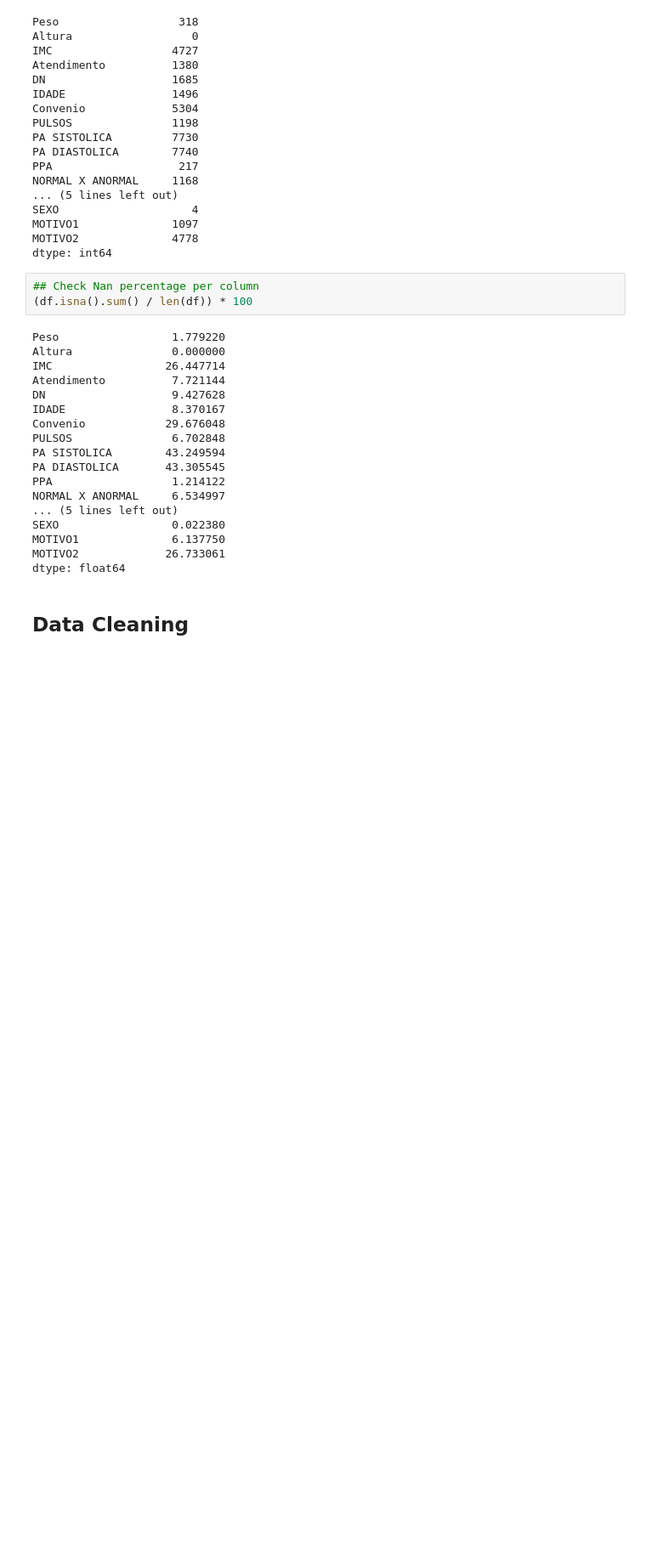
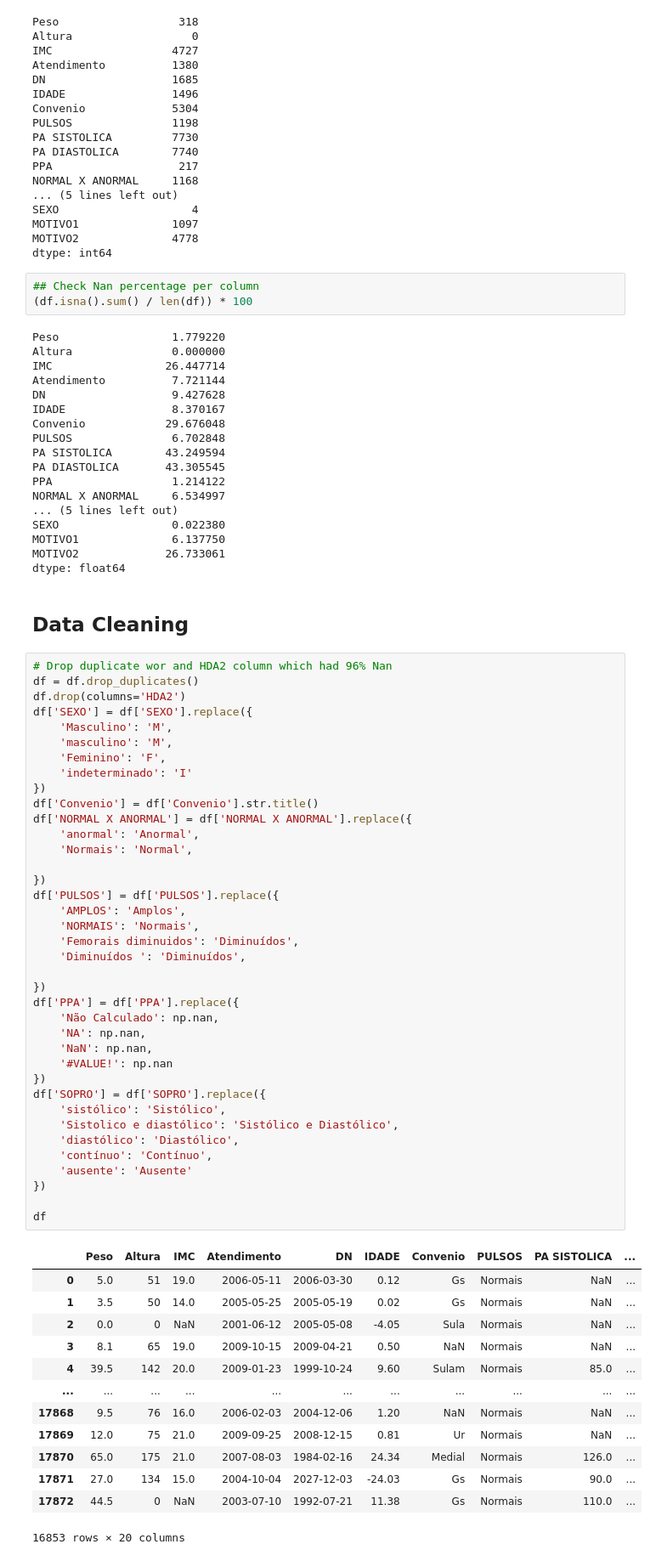
Before and after one commit to Proenca13/Project_FDS, a Jupyter notebook: PredictingCardiacDiseasesChildren.ipynb, the cells around one changed output. Shown at 85% size. Drawn from its saved outputs; the diff is of its cells as text; blank space fills up the shorter version.

```diff
--- a/PredictingCardiacDiseasesChildren.ipynb
+++ b/PredictingCardiacDiseasesChildren.ipynb
@@ -350,3 +350,55 @@ MOTIVO2             26.733061
 dtype: float64
 # %% [markdown]
 ## Data Cleaning
+# %%
+# Drop duplicate wor and HDA2 column which had 96% Nan
+df = df.drop_duplicates()
+df.drop(columns='HDA2')
+df['SEXO'] = df['SEXO'].replace({
+    'Masculino': 'M',
+    'masculino': 'M',
+    'Feminino': 'F',
+    'indeterminado': 'I'
+})
+df['Convenio'] = df['Convenio'].str.title()
+df['NORMAL X ANORMAL'] = df['NORMAL X ANORMAL'].replace({
+    'anormal': 'Anormal',
+    'Normais': 'Normal',
+
+})
+df['PULSOS'] = df['PULSOS'].replace({
+    'AMPLOS': 'Amplos',
+    'NORMAIS': 'Normais',
+    'Femorais diminuidos': 'Diminuídos',
+    'Diminuídos ': 'Diminuídos',
+
+})
+df['PPA'] = df['PPA'].replace({
+    'Não Calculado': np.nan,
+    'NA': np.nan,
+    'NaN': np.nan,
+    '#VALUE!': np.nan
+})
+df['SOPRO'] = df['SOPRO'].replace({
+    'sistólico': 'Sistólico',
+    'Sistolico e diastólico': 'Sistólico e Diastólico',
+    'diastólico': 'Diastólico',
+    'contínuo': 'Contínuo',
+    'ausente': 'Ausente'
+})
+
+df
+# %% [output]
+|  | Peso | Altura | IMC | Atendimento | DN | IDADE | Convenio | PULSOS | PA SISTOLICA | ... |
+| 0 | 5.0 | 51 | 19.0 | 2006-05-11 | 2006-03-30 | 0.12 | Gs | Normais | NaN | ... |
+| 1 | 3.5 | 50 | 14.0 | 2005-05-25 | 2005-05-19 | 0.02 | Gs | Normais | NaN | ... |
+| 2 | 0.0 | 0 | NaN | 2001-06-12 | 2005-05-08 | -4.05 | Sula | Normais | NaN | ... |
+| 3 | 8.1 | 65 | 19.0 | 2009-10-15 | 2009-04-21 | 0.50 | NaN | Normais | NaN | ... |
+| 4 | 39.5 | 142 | 20.0 | 2009-01-23 | 1999-10-24 | 9.60 | Sulam | Normais | 85.0 | ... |
+| ... | ... | ... | ... | ... | ... | ... | ... | ... | ... | ... |
+| 17868 | 9.5 | 76 | 16.0 | 2006-02-03 | 2004-12-06 | 1.20 | NaN | Normais | NaN | ... |
+| 17869 | 12.0 | 75 | 21.0 | 2009-09-25 | 2008-12-15 | 0.81 | Ur | Normais | NaN | ... |
+| 17870 | 65.0 | 175 | 21.0 | 2007-08-03 | 1984-02-16 | 24.34 | Medial | Normais | 126.0 | ... |
+| 17871 | 27.0 | 134 | 15.0 | 2004-10-04 | 2027-12-03 | -24.03 | Gs | Normais | 90.0 | ... |
+| 17872 | 44.5 | 0 | NaN | 2003-07-10 | 1992-07-21 | 11.38 | Gs | Normais | 110.0 | ... |
+16853 rows × 20 columns
```
Also changed, not shown: parts of 2 cells of this notebook.
